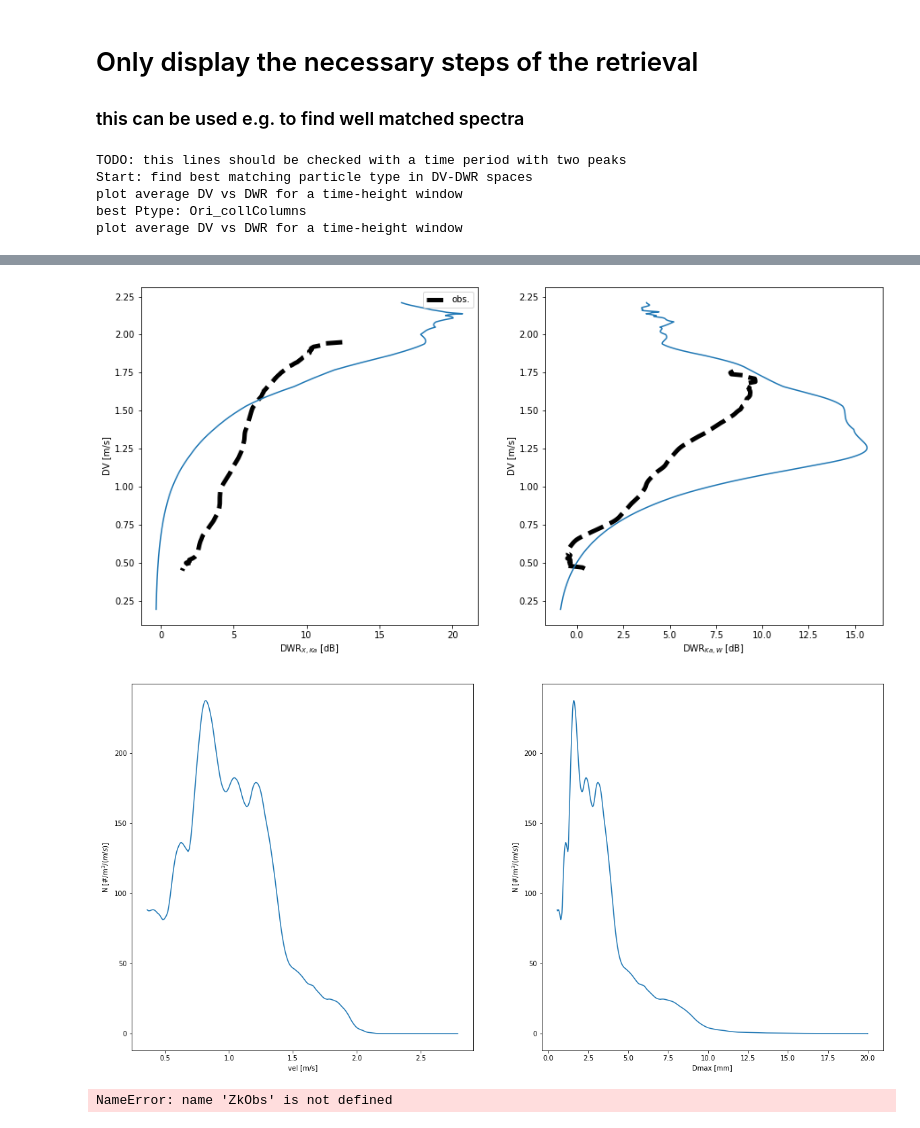
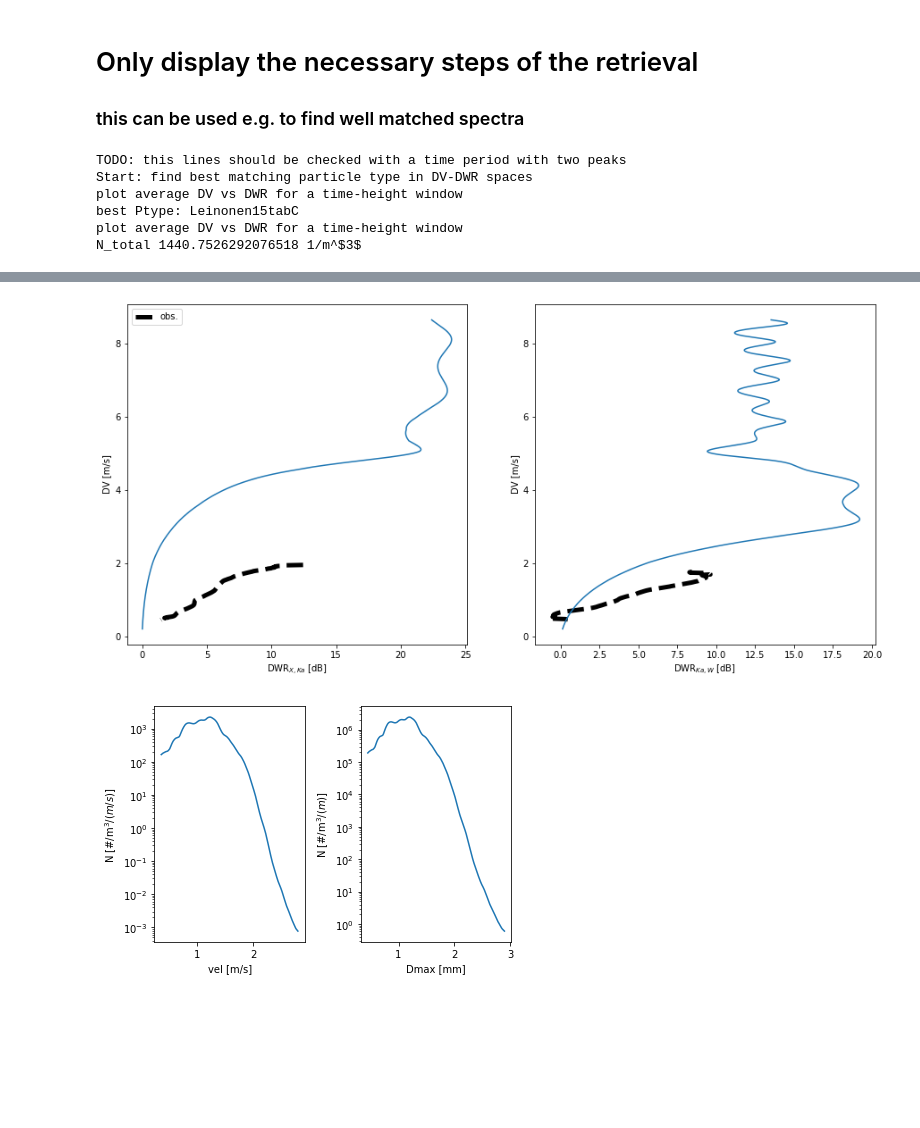
Before and after one commit to OPTIMICe-team/PSDretrieval, a Jupyter notebook: notebooks/compactRetrieval.ipynb, the cells around one changed output, grey strips where cells are left out. Saved outputs shown, nothing was run; the diff lists cells and outputs as text; code cells hidden in the pictures; blank space fills up the shorter version.

Commit message:
add retrieval where Ptype is fixed manually - ShowcaseRetrievalNewPtypeFixed.ipynb; update compactRetrieval.ipynb

```diff
--- a/notebooks/compactRetrieval.ipynb
+++ b/notebooks/compactRetrieval.ipynb
@@ -28,40 +28,38 @@ SpecSingle  = pR.selectSingleTimeHeight(SpecWindow)
 SpecWindow = pR.addVerticalWindToSpecWindow(SpecWindow,PeaksWindow)
 SpecSingle  = pR.selectSingleTimeHeight(SpecWindow)
 SpecSingleWshifted  = pR.shiftSpectra(SpecSingle)
 
 ##plot spectra
 fig,ax = plt.subplots(nrows=1,ncols=1,figsize=(15,10))
 ax = pl.plotObsSpectra(SpecSingleWshifted,ax)
 
 ##find best fitting particle type
 #get names of all particle types
 ParticleTypesList    = [*snowScatt.snowLibrary._fileList.keys()] #read https://www.python.org/dev/peps/pep-0448/ for the [*...] formalism
 #ParticleTypesList   = ["vonTerzi_mixcoldend","vonTerzi_mixcoldend_rimed05"]
 #find best fitting particle type
 [bestPartType,orderedListPartType] = rU.findBestFittingPartType(ParticleTypesList,SpecWindow,whichDWRsToUse="DWR_Ka_W")
 
 ##plot sDWR vs DV for best fitting particle type
 fig2,axes2 = plt.subplots(nrows=1,ncols=2,figsize=(15,7))
 SpecWindow = pR.cutLowZe(SpecWindow,zeThreshold=-20)
 __ = pl.plotSDWRvsDVobs(SpecWindow,axes2)
 #calculate single-particle properties from snowScatt model
 Zx, Zk, Zw, Dmax, K2, vel = sc.model3fOne(bestPartType)
 DWRxk = Zx - Zk; DWRkw = Zk - Zw
 axes2 = pl.plotSDWRvsDVmodel(vel,DWRxk,DWRkw,axes2,bestPartType)
 #calculate N(vel) and N(D)
-velObs,NumConNorm,DmaxAtObsDVgrid = rU.calculateNumberForEachDVbin(Zk,SpecSingleWshifted.KaSpecH.values,vel,-SpecSingleWshifted.KaSpecH.doppler.values,DmaxModel=Dmax)
-fig3,axes3 = plt.subplots(nrows=1,ncols=2,figsize=(20,10))
-axes3 = pl.plotNumCon(NumConNorm,axes3,[velObs,DmaxAtObsDVgrid*1e3],["vel [m/s]","Dmax [mm]"])
+velObs,NumConNormV,NumConNormD,DmaxAtObsDVgrid = rU.calculateNumberForEachDVbin(Zk,SpecSingleWshifted.KaSpecH.values,vel,-SpecSingleWshifted.KaSpecH.doppler.values,DmaxModel=Dmax)
+fig,axes = plt.subplots(nrows=1,ncols=2)
+axes = pl.plotNumCon(NumConNormV,NumConNormD,axes,velObs,DmaxAtObsDVgrid*1e3)
+plt.tight_layout()
 # %% [output]
 TODO: this lines should be checked with a time period with two peaks
 Start: find best matching particle type in DV-DWR spaces
 plot average DV vs DWR for a time-height window
-best Ptype: Ori_collColumns
+best Ptype: Leinonen15tabC
 plot average DV vs DWR for a time-height window
+N_total 1440.7526292076518 1/m^$3$
 [figure]
-[figure, old version]
+[figure, new version]
-[figure, old version]
+[figure, new version]
-# %%
-print(ZkObs.shape,ZkObsSmoothed.shape)
-# %% [output]
-NameError: name 'ZkObs' is not defined
```
Also changed, not shown: 1 other file.
